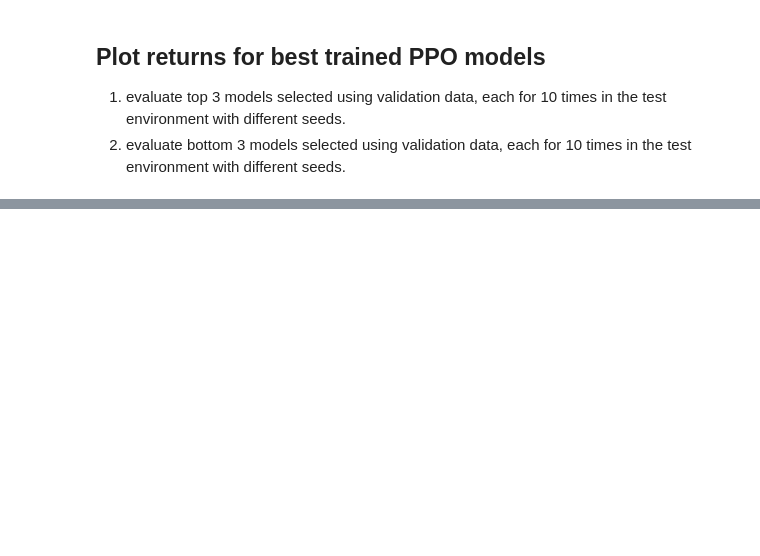
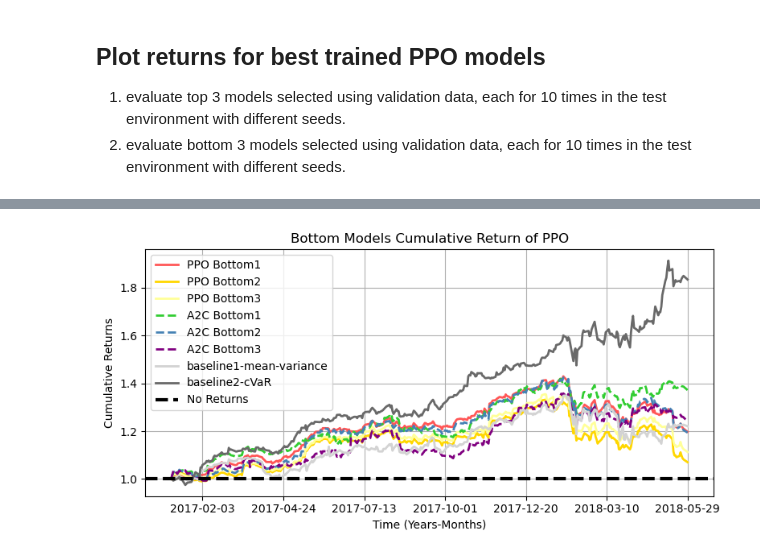
Before and after one commit to shaoyuliusz/drl-asset-allocation, a Jupyter notebook: notebooks/plot_best_models.ipynb, the cells around one changed output, grey strips where cells are left out. Saved outputs shown, nothing was run; the diff lists cells and outputs as text; code cells hidden in the pictures; blank space fills up the shorter version.

```diff
--- a/notebooks/plot_best_models.ipynb
+++ b/notebooks/plot_best_models.ipynb
@@ -83,0 +497,38 @@ print(np.mean(res))
+# %%
+fig, ax = plt.subplots(figsize=(8, 4))
+
+# Plot cumulative returns with a specific color and linestyle
+ax.plot(ppoBottom1, label='PPO Bottom1', color='#FF5757', linestyle='-', lw=2)
+ax.plot(ppoBottom2, label='PPO Bottom2', color='#FFD700', linestyle='-', lw=2)
+ax.plot(ppoBottom3, label='PPO Bottom3', color='#FFFF99', linestyle='-', lw=2)
+
+ax.plot(a2cBottom1, label='A2C Bottom1', color='#32CD32', linestyle='--', lw=2)
+ax.plot(a2cBottom2, label='A2C Bottom2', color='#4682B4', linestyle='--', lw=2)
+ax.plot(a2cBottom3, label='A2C Bottom3', color='#800080', linestyle='--', lw=2)
+
+ax.plot(meanV, label='baseline1-mean-variance', color='#D3D3D3', linestyle='-', lw=2)
+ax.plot(cvar, label='baseline2-cVaR', color='#696969', linestyle='-', lw=2)
+
+# Add a horizontal line at y=1
+ax.axhline(1, color='black', linestyle='--', lw=3, label='No Returns')
+
+# Add labels and title
+ax.set_ylabel("Cumulative Returns")
+ax.set_xlabel("Time (Years-Months)")
+ax.set_title("Bottom Models Cumulative Return of PPO")
+
+# Add a legend
+ax.legend()
+
+# Format x-axis labels as dates (modify as needed based on your date format)
+ax.xaxis.set_major_locator(plt.MaxNLocator(9))  # Set maximum number of x-axis ticks
+
+
+# Add grid lines
+ax.grid(True)
+
+# Show the plot
+plt.tight_layout()
+plt.show()
+# %% [output]
+[figure, added]
```
Also changed, not shown: parts of 26 cells of this notebook.
